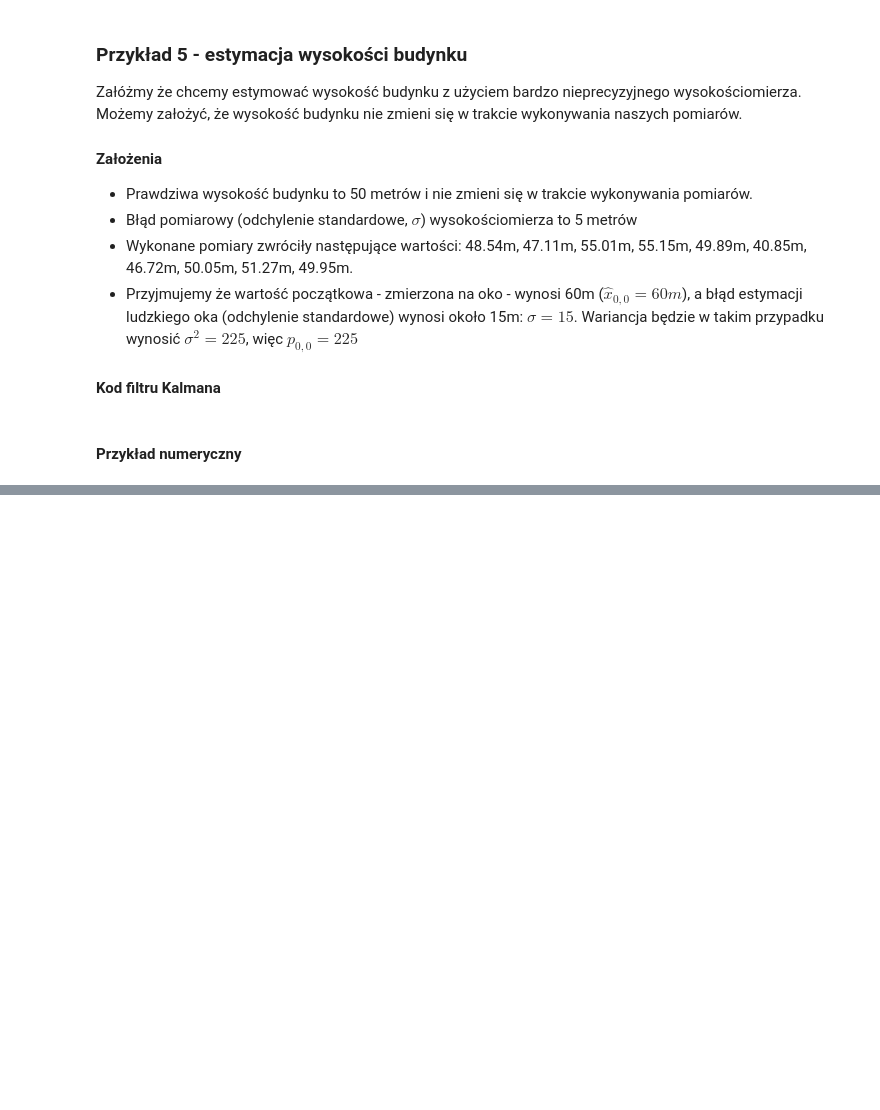
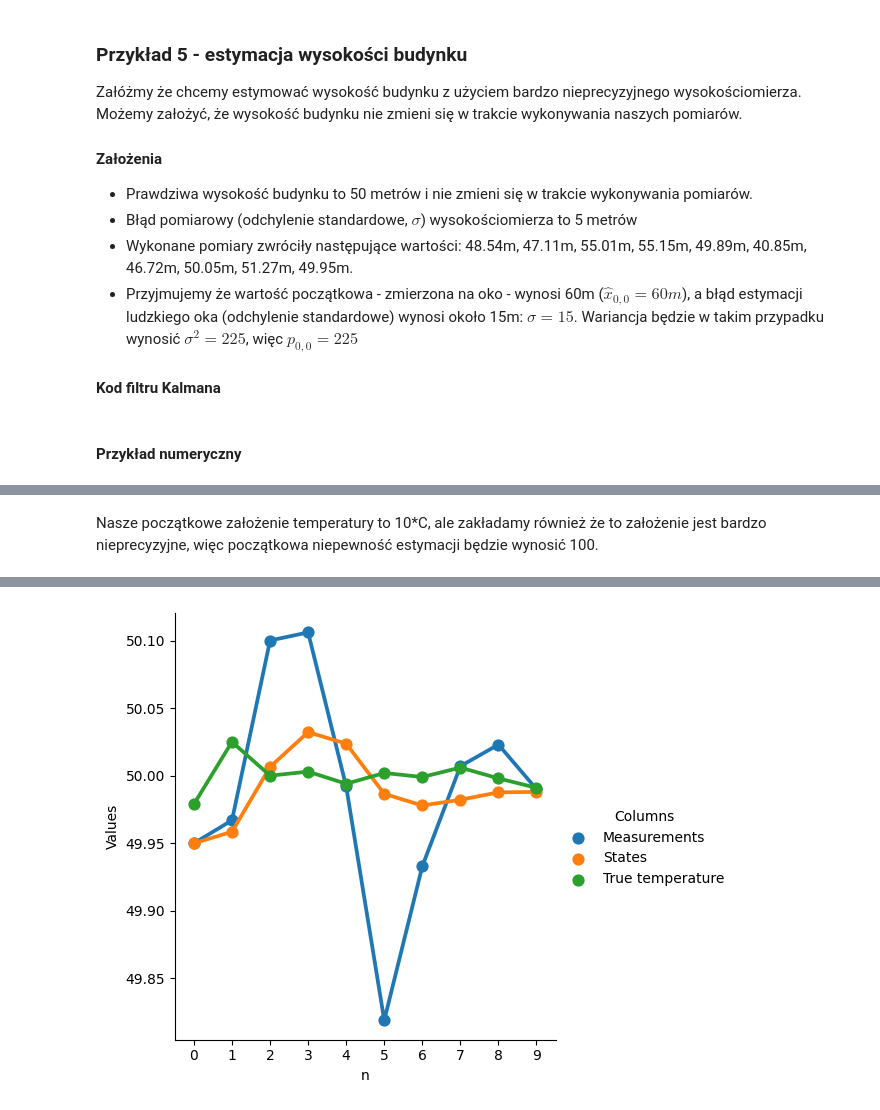
Before and after one commit to SteelPh0enix/magisterka-pollub, a Jupyter notebook: kalman_filter.ipynb, the cells around one changed output, grey strips where cells are left out. Cells and saved outputs as stored; diff of their text form; code cells hidden in the pictures; blank space fills up the shorter version.

```diff
--- a/kalman_filter.ipynb
+++ b/kalman_filter.ipynb
@@ -1559,0 +1808,65 @@ Filter dataframe:
+# %% [markdown]
+Nasze początkowe założenie temperatury to 10*C, ale zakładamy również że to założenie jest bardzo nieprecyzyjne, więc początkowa niepewność estymacji będzie wynosić 100.
+# %%
+# state_data = filter_data[["n", "Measurements", "States", "Predicted states"]]
+# true_value_data = pd.DataFrame({"True value": [true_height] * len(filter.measurements)})
+# state_data_with_true_value = pd.concat([state_data, true_value_data], axis=1)
+
+# plot_points(state_data_with_true_value, "n")
+
+true_temperature = 50
+process_noise_variance = 0.0001
+measurement_error = 0.1
+time_step = 5
+initial_temperature = 10
+initial_temperature_error = 100
+true_temperature_at_measurements = [
+    49.979,
+    50.025,
+    50,
+    50.003,
+    49.994,
+    50.002,
+    49.999,
+    50.006,
+    49.998,
+    49.991,
+]
+measurements = [
+    49.95,
+    49.967,
+    50.1,
+    50.106,
+    49.992,
+    49.819,
+    49.933,
+    50.007,
+    50.023,
+    49.99,
+]
+
+initial_temperature_uncertainty = initial_temperature_error**2
+measurement_uncertainty = measurement_error**2
+
+filter = LiquidTemperatureKalmanFilter(
+    initial_temperature, initial_temperature_uncertainty, process_noise_variance
+)
+
+for measurement in measurements:
+    filter.update(measurement, measurement_uncertainty, time_step)
+
+filter_data = filter.dataframe
+print(
+    f"Initial state and uncertainty: {filter.initial_state}, {filter.initial_state_uncertainty}"
+)
+print(filter_data)
+
+state_data = filter_data[["n", "Measurements", "States"]]
+true_temperature_data = pd.DataFrame(
+    {"True temperature": true_temperature_at_measurements}
+)
+state_data_with_true_temperature = pd.concat(
+    [state_data, true_temperature_data], axis=1
+)
+plot_points(state_data_with_true_temperature, "n")
+# %% [output]
@@ -1559,0 +1890 @@ Filter dataframe:
+[figure, added]
```
Also changed, not shown: parts of 19 cells of this notebook.
